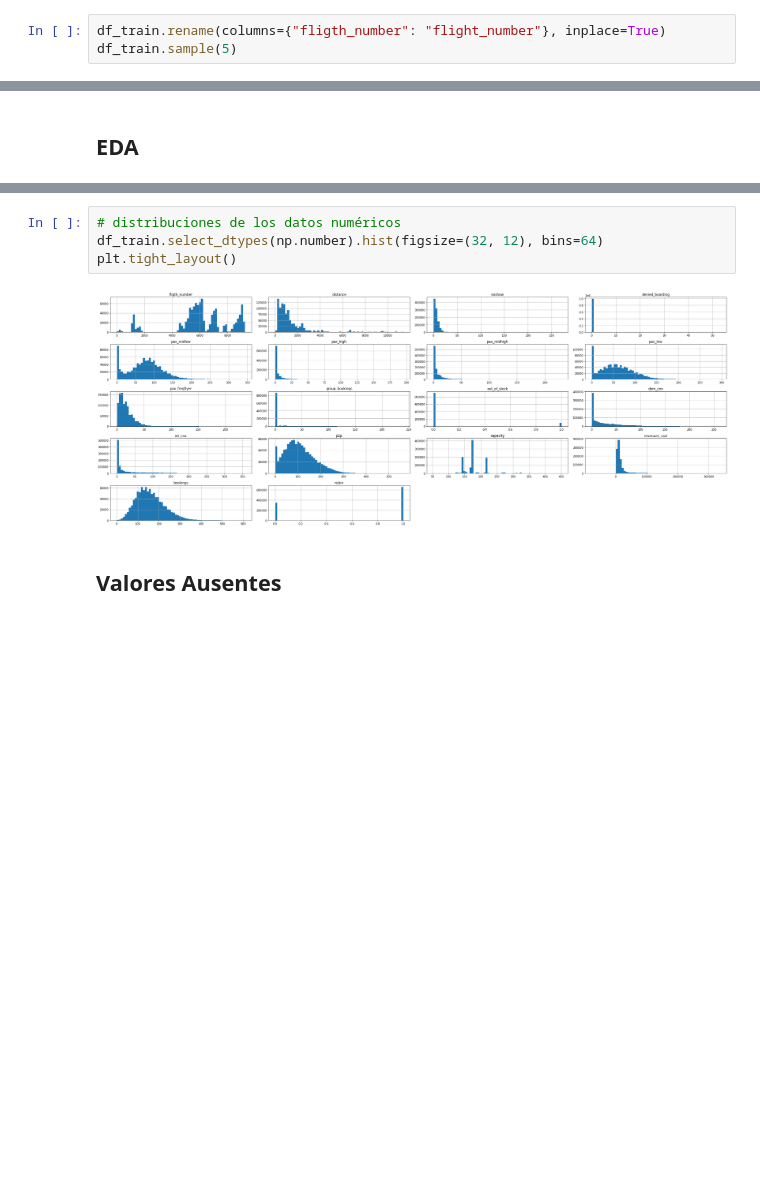
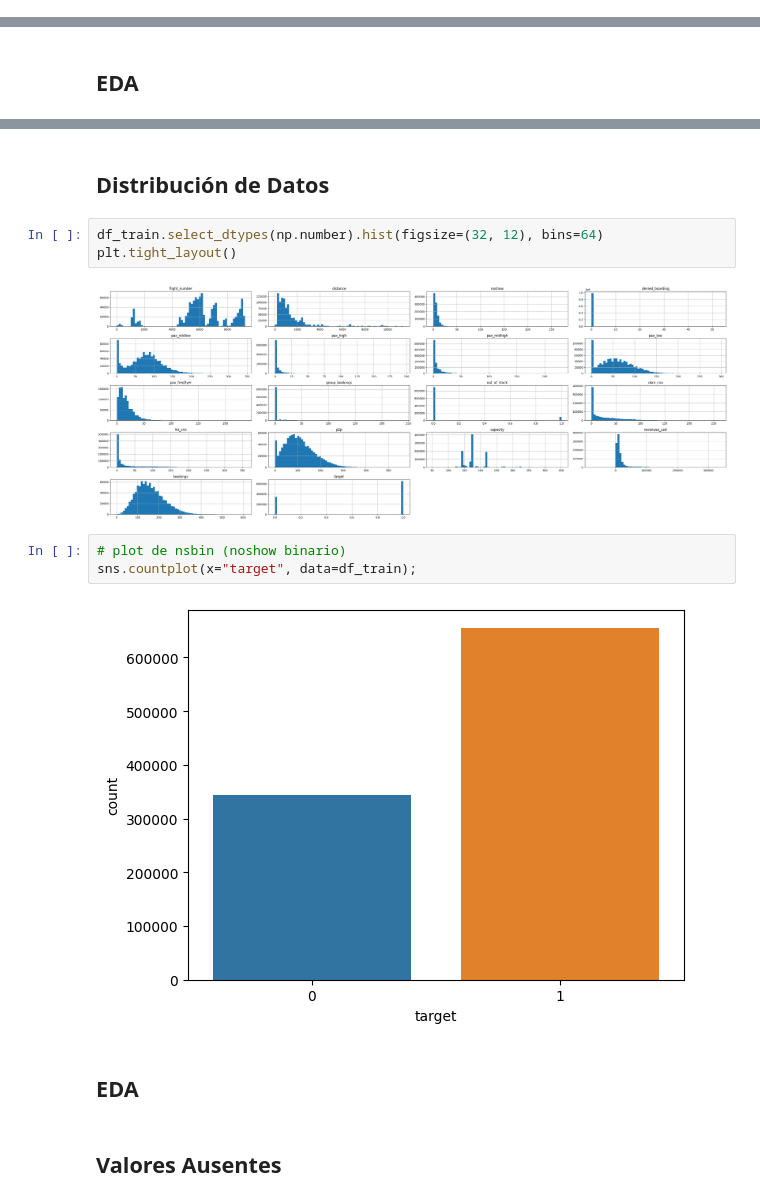
Before and after one commit to datacubeR/ML, a Jupyter notebook: Tarea_3/Tarea_3.ipynb, the cells around one changed output, grey strips where cells are left out. Drawn from its saved outputs; the diff is of its cells as text; blank space fills up the shorter version.

```diff
--- a/Tarea_3/Tarea_3.ipynb
+++ b/Tarea_3/Tarea_3.ipynb
@@ -35,3 +28,0 @@ df_train.sample(5)
-# %%
-df_train.rename(columns={"fligth_number": "flight_number"}, inplace=True)
-df_train.sample(5)
@@ -82,9 +50,17 @@ sns.countplot(x="nsbin", data=df_train)
+# %% [markdown]
+## Distribución de Datos
 # %%
-# distribuciones de los datos numéricos
 df_train.select_dtypes(np.number).hist(figsize=(32, 12), bins=64)
 plt.tight_layout()
 # %% [output]
 [figure]
+# %%
+# plot de nsbin (noshow binario)
+sns.countplot(x="target", data=df_train);
+# %% [output]
+[figure, added]
+# %% [markdown]
+## EDA
 # %% [markdown]
 ## Valores Ausentes
 # %%
```
Also changed, not shown: parts of 37 cells of this notebook.
